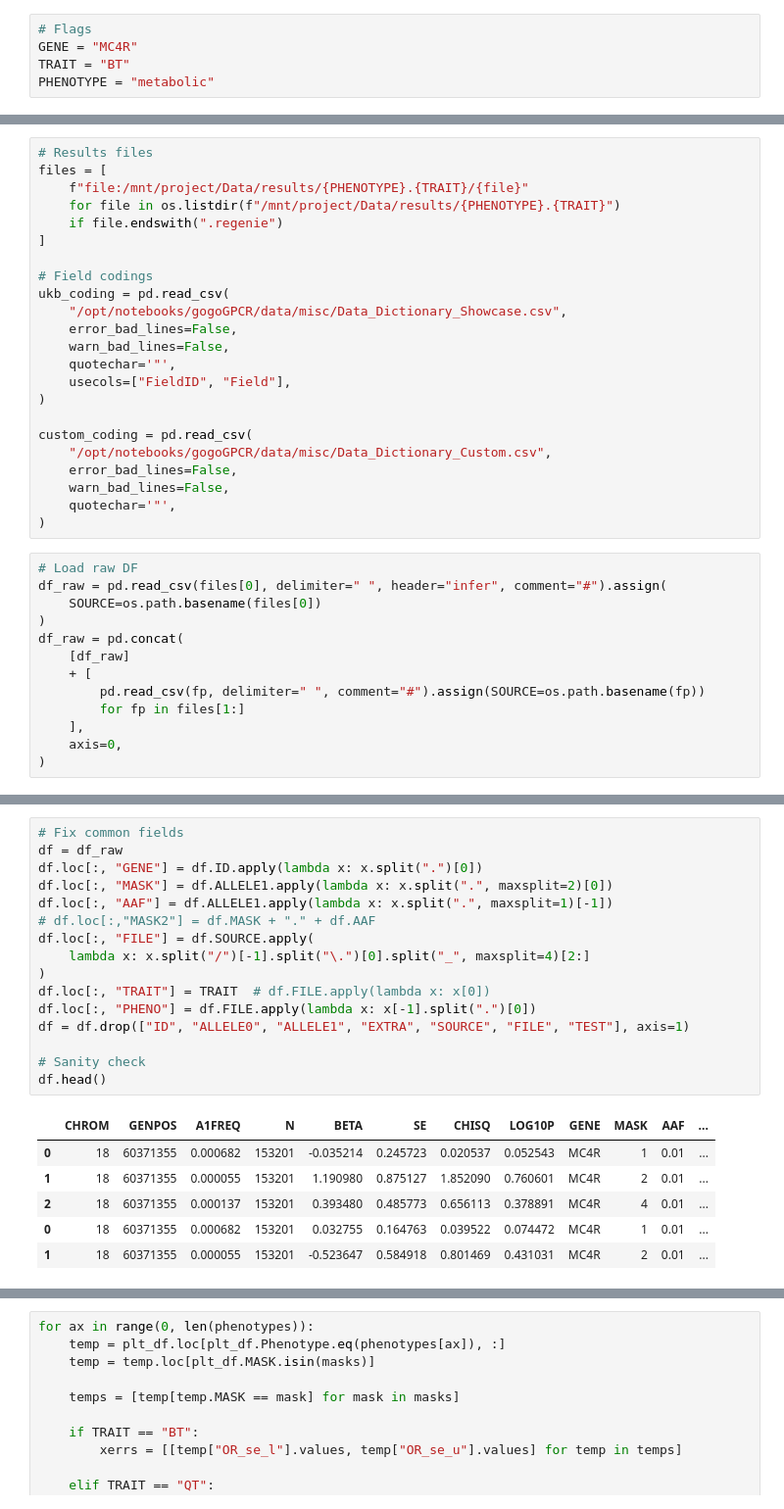
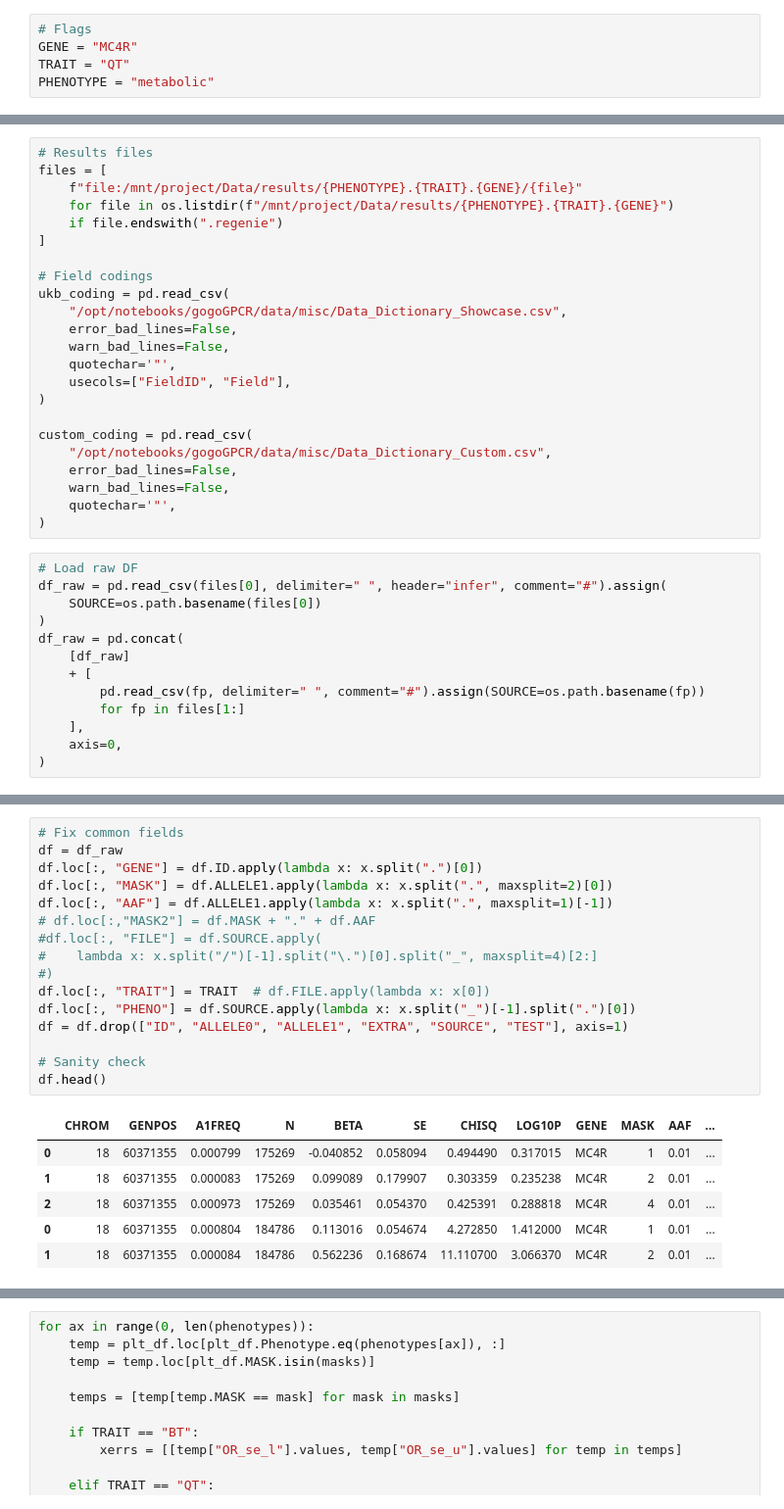
Before and after one commit to HauserGroup/gogoGPCR, a Jupyter notebook: notebooks/4_process_results.ipynb, the cells around one changed output, grey strips where cells are left out. Shown at 98% size. Drawn from its saved outputs; the diff is of its cells as text.

```diff
--- a/notebooks/4_process_results.ipynb
+++ b/notebooks/4_process_results.ipynb
@@ -16,7 +18,7 @@ import results
 # %%
 # Flags
 GENE = "MC4R"
-TRAIT = "BT"
+TRAIT = "QT"
 PHENOTYPE = "metabolic"
 # %%
 # sc = pyspark.SparkContext()
@@ -24,8 +26,8 @@ PHENOTYPE = "metabolic"
 # %%
 # Results files
 files = [
-    f"file:/mnt/project/Data/results/{PHENOTYPE}.{TRAIT}/{file}"
-    for file in os.listdir(f"/mnt/project/Data/results/{PHENOTYPE}.{TRAIT}")
+    f"file:/mnt/project/Data/results/{PHENOTYPE}.{TRAIT}.{GENE}/{file}"
+    for file in os.listdir(f"/mnt/project/Data/results/{PHENOTYPE}.{TRAIT}.{GENE}")
     if file.endswith(".regenie")
 ]
 
@@ -80,26 +62,26 @@ df_raw
 # %%
 # Fix common fields
 df = df_raw
 df.loc[:, "GENE"] = df.ID.apply(lambda x: x.split(".")[0])
 df.loc[:, "MASK"] = df.ALLELE1.apply(lambda x: x.split(".", maxsplit=2)[0])
 df.loc[:, "AAF"] = df.ALLELE1.apply(lambda x: x.split(".", maxsplit=1)[-1])
 # df.loc[:,"MASK2"] = df.MASK + "." + df.AAF
-df.loc[:, "FILE"] = df.SOURCE.apply(
-    lambda x: x.split("/")[-1].split("\.")[0].split("_", maxsplit=4)[2:]
-)
+#df.loc[:, "FILE"] = df.SOURCE.apply(
+#    lambda x: x.split("/")[-1].split("\.")[0].split("_", maxsplit=4)[2:]
+#)
 df.loc[:, "TRAIT"] = TRAIT  # df.FILE.apply(lambda x: x[0])
-df.loc[:, "PHENO"] = df.FILE.apply(lambda x: x[-1].split(".")[0])
-df = df.drop(["ID", "ALLELE0", "ALLELE1", "EXTRA", "SOURCE", "FILE", "TEST"], axis=1)
+df.loc[:, "PHENO"] = df.SOURCE.apply(lambda x: x.split("_")[-1].split(".")[0])
+df = df.drop(["ID", "ALLELE0", "ALLELE1", "EXTRA", "SOURCE", "TEST"], axis=1)
 
 # Sanity check
 df.head()
 # %% [output]
 |  | CHROM | GENPOS | A1FREQ | N | BETA | SE | CHISQ | LOG10P | GENE | MASK | AAF | ... |
-| 0 | 18 | 60371355 | 0.000682 | 153201 | -0.035214 | 0.245723 | 0.020537 | 0.052543 | MC4R | 1 | 0.01 | ... |
-| 1 | 18 | 60371355 | 0.000055 | 153201 | 1.190980 | 0.875127 | 1.852090 | 0.760601 | MC4R | 2 | 0.01 | ... |
-| 2 | 18 | 60371355 | 0.000137 | 153201 | 0.393480 | 0.485773 | 0.656113 | 0.378891 | MC4R | 4 | 0.01 | ... |
-| 0 | 18 | 60371355 | 0.000682 | 153201 | 0.032755 | 0.164763 | 0.039522 | 0.074472 | MC4R | 1 | 0.01 | ... |
-| 1 | 18 | 60371355 | 0.000055 | 153201 | -0.523647 | 0.584918 | 0.801469 | 0.431031 | MC4R | 2 | 0.01 | ... |
+| 0 | 18 | 60371355 | 0.000799 | 175269 | -0.040852 | 0.058094 | 0.494490 | 0.317015 | MC4R | 1 | 0.01 | ... |
+| 1 | 18 | 60371355 | 0.000083 | 175269 | 0.099089 | 0.179907 | 0.303359 | 0.235238 | MC4R | 2 | 0.01 | ... |
+| 2 | 18 | 60371355 | 0.000973 | 175269 | 0.035461 | 0.054370 | 0.425391 | 0.288818 | MC4R | 4 | 0.01 | ... |
+| 0 | 18 | 60371355 | 0.000804 | 184786 | 0.113016 | 0.054674 | 4.272850 | 1.412000 | MC4R | 1 | 0.01 | ... |
+| 1 | 18 | 60371355 | 0.000084 | 184786 | 0.562236 | 0.168674 | 11.110700 | 3.066370 | MC4R | 2 | 0.01 | ... |
 # %%
 # Filters
 bt = df.TRAIT == "BT"
```
Also changed, not shown: parts of 8 cells of this notebook, 4 other files.
